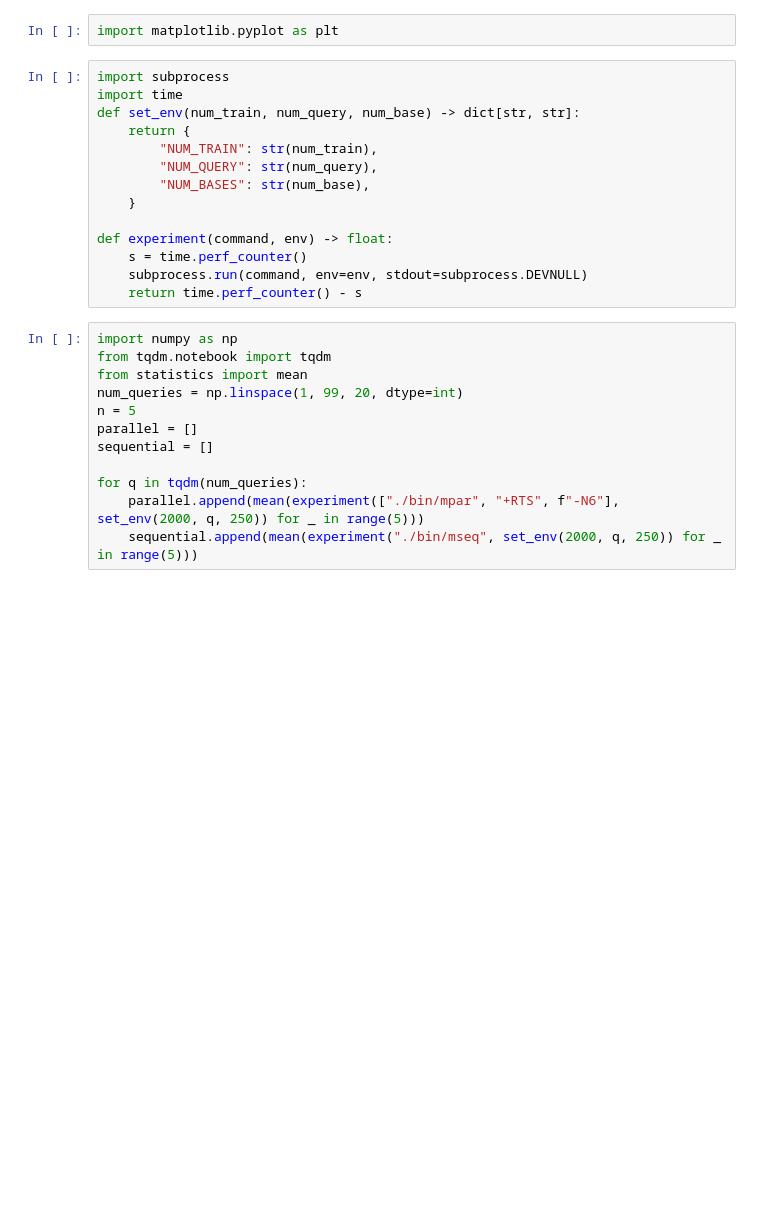
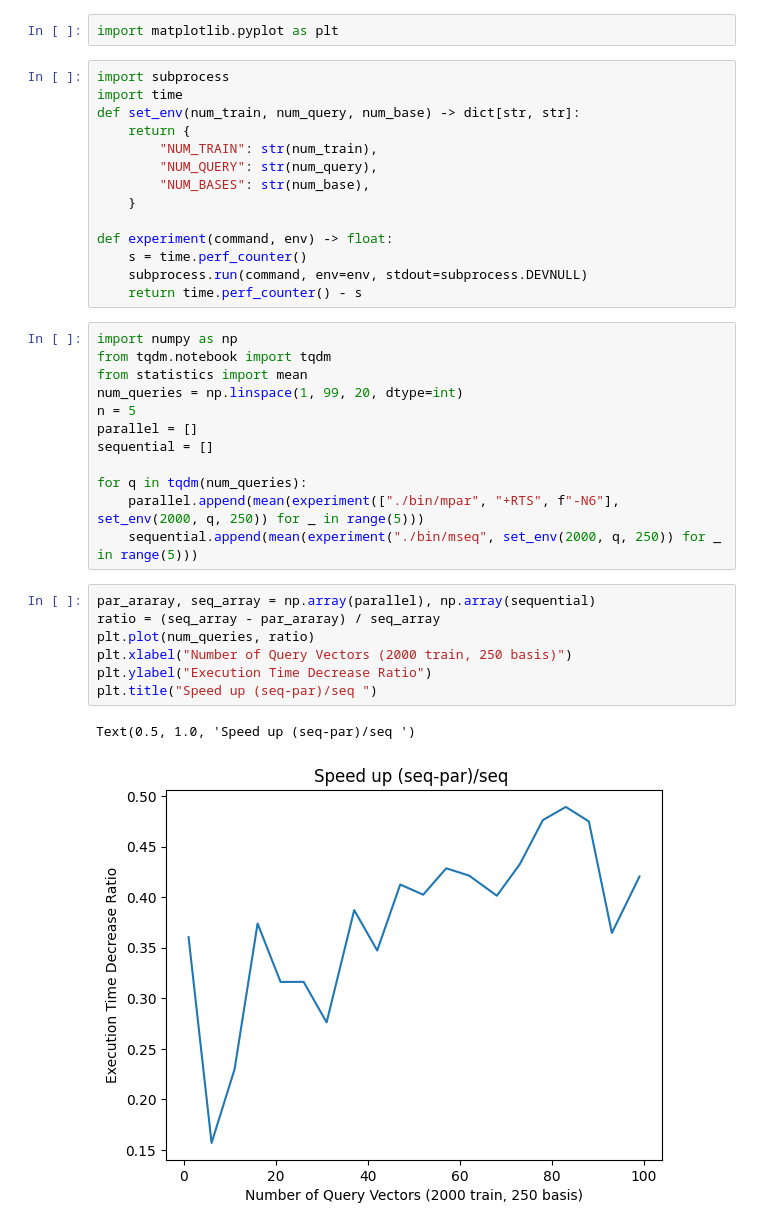
Before and after one commit to kevinfjiang/hello-neighbor, a Jupyter notebook: graphing.ipynb, the cells around one changed output. Saved outputs shown, nothing was run; the diff lists cells and outputs as text; blank space fills up the shorter version.

```diff
--- a/graphing.ipynb
+++ b/graphing.ipynb
@@ -26,3 +26,13 @@ sequential = []
 for q in tqdm(num_queries):
     parallel.append(mean(experiment(["./bin/mpar", "+RTS", f"-N6"], set_env(2000, q, 250)) for _ in range(5)))
     sequential.append(mean(experiment("./bin/mseq", set_env(2000, q, 250)) for _ in range(5)))
+# %%
+par_araray, seq_array = np.array(parallel), np.array(sequential)
+ratio = (seq_array - par_araray) / seq_array
+plt.plot(num_queries, ratio)
+plt.xlabel("Number of Query Vectors (2000 train, 250 basis)")
+plt.ylabel("Execution Time Decrease Ratio")
+plt.title("Speed up (seq-par)/seq ")
+# %% [output]
+Text(0.5, 1.0, 'Speed up (seq-par)/seq ')
+[figure, added]
```
Also changed, not shown: parts of 11 cells of this notebook, 6 other files.
